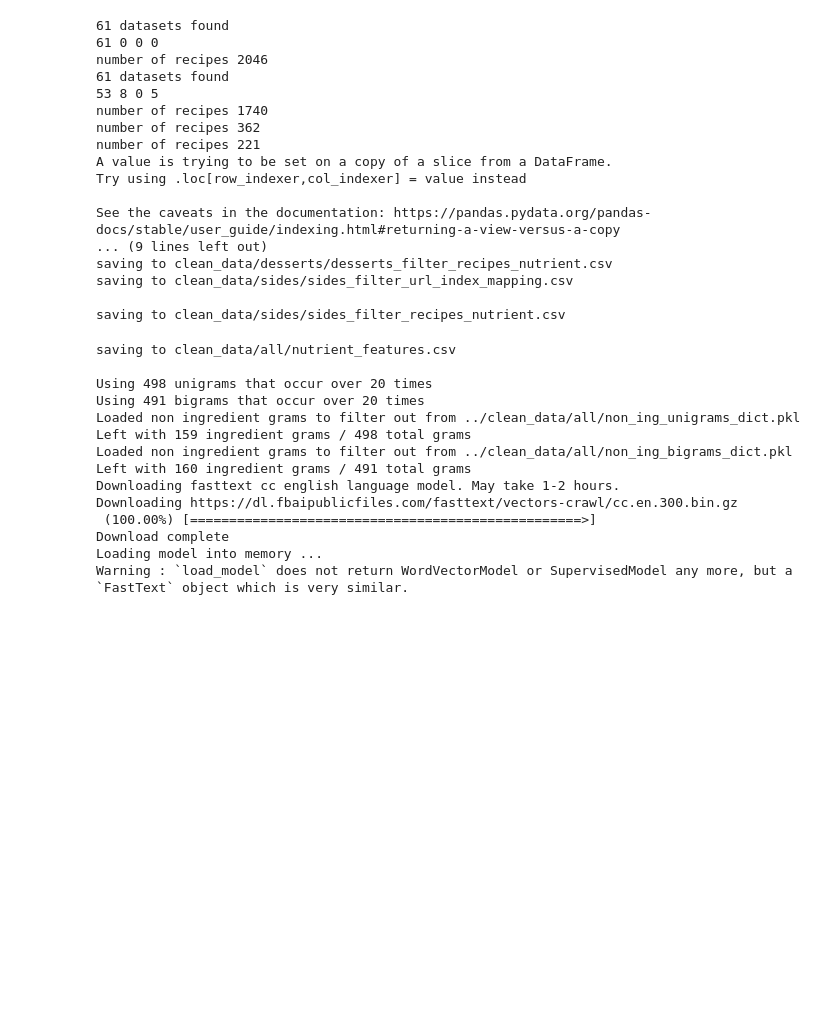
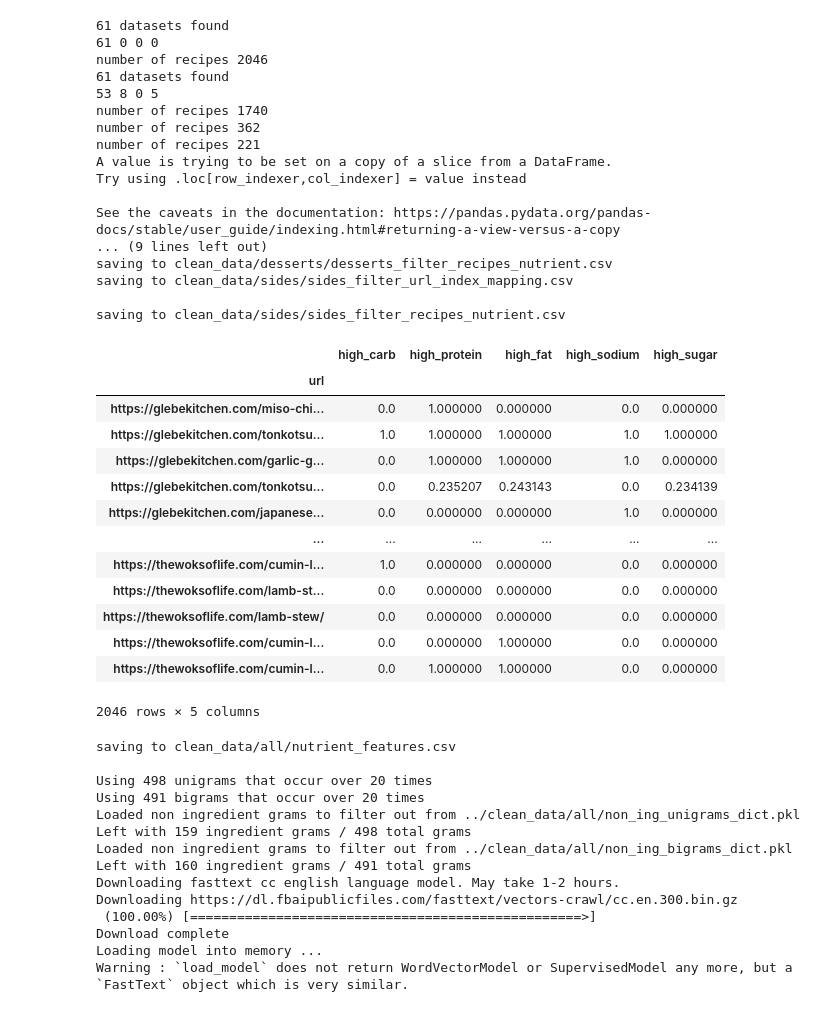
Before and after one commit to justinxu421/recipe_rex, a Jupyter notebook: feature_generation/extract_features_JX.ipynb, the cells around one changed output. Drawn from its saved outputs; the diff is of its cells as text; code cells hidden in the pictures; blank space fills up the shorter version.

Commit message:
impute mean into the nutrient embeddings to improve coverage and also fix more bugs

```diff
--- a/feature_generation/extract_features_JX.ipynb
+++ b/feature_generation/extract_features_JX.ipynb
@@ -57,3 +52,24 @@ from get_embeddings import
+# %%
+all_dfs_nutrient = pd.read_csv('../clean_data/all/all_recipes_nutrient.csv')
+# %%
+from featurize_nutrition import featurize_nutrients
+df = featurize_nutrients(all_dfs_nutrient)
+df.fillna(df.mean()).astype(float)
+# %% [output]
+|  | high_carb | high_protein | high_fat | high_sodium | high_sugar |
+| url |  |  |  |  |  |
+| https://glebekitchen.com/miso-chi... | 0.0 | 1.000000 | 0.000000 | 0.0 | 0.000000 |
+| https://glebekitchen.com/tonkotsu... | 1.0 | 1.000000 | 1.000000 | 1.0 | 1.000000 |
+| https://glebekitchen.com/garlic-g... | 0.0 | 1.000000 | 1.000000 | 1.0 | 0.000000 |
+| https://glebekitchen.com/tonkotsu... | 0.0 | 0.235207 | 0.243143 | 0.0 | 0.234139 |
+| https://glebekitchen.com/japanese... | 0.0 | 0.000000 | 0.000000 | 1.0 | 0.000000 |
+| ... | ... | ... | ... | ... | ... |
+| https://thewoksoflife.com/cumin-l... | 1.0 | 0.000000 | 0.000000 | 0.0 | 0.000000 |
+| https://thewoksoflife.com/lamb-st... | 0.0 | 0.000000 | 0.000000 | 0.0 | 0.000000 |
+| https://thewoksoflife.com/lamb-stew/ | 0.0 | 0.000000 | 0.000000 | 0.0 | 0.000000 |
+| https://thewoksoflife.com/cumin-l... | 0.0 | 0.000000 | 1.000000 | 0.0 | 0.000000 |
+| https://thewoksoflife.com/cumin-l... | 0.0 | 1.000000 | 1.000000 | 0.0 | 0.000000 |
+2046 rows × 5 columns
 # %%
 !python get_embeddings.py
 # %% [output]
```
Also changed, not shown: parts of 2 cells of this notebook, 13 other files.
